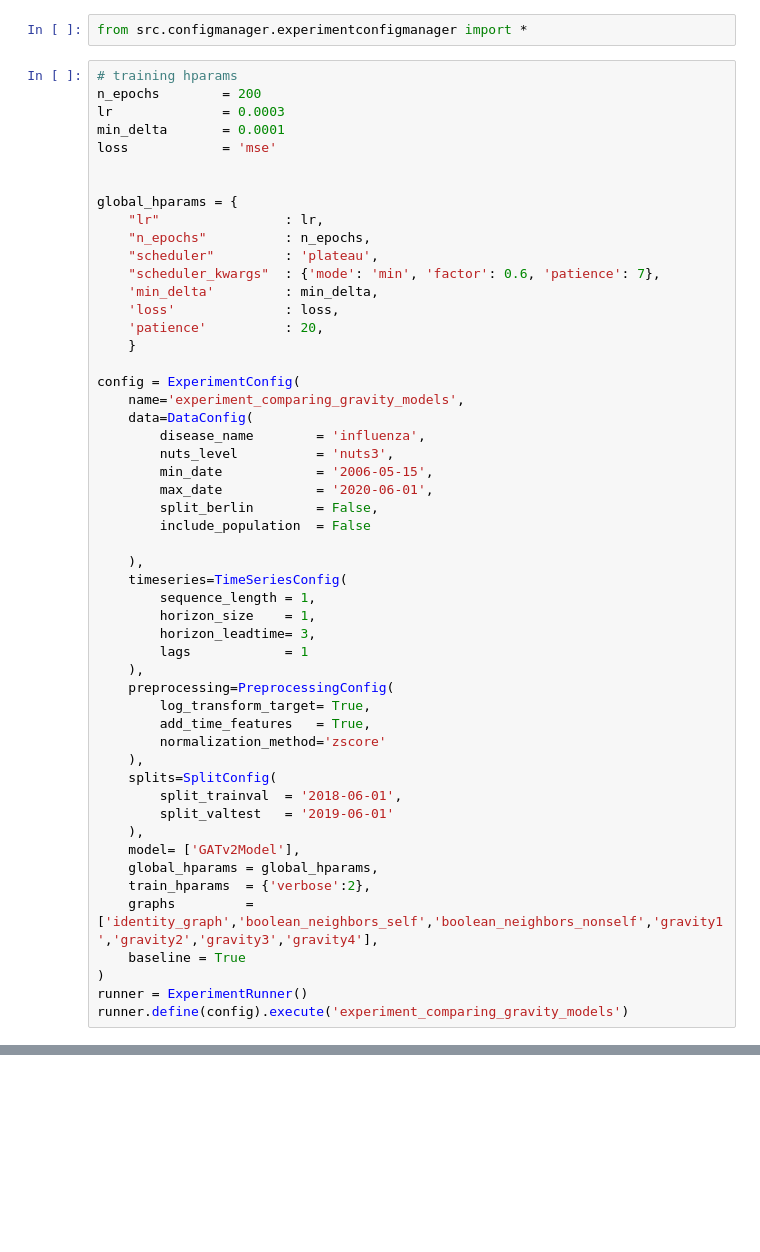
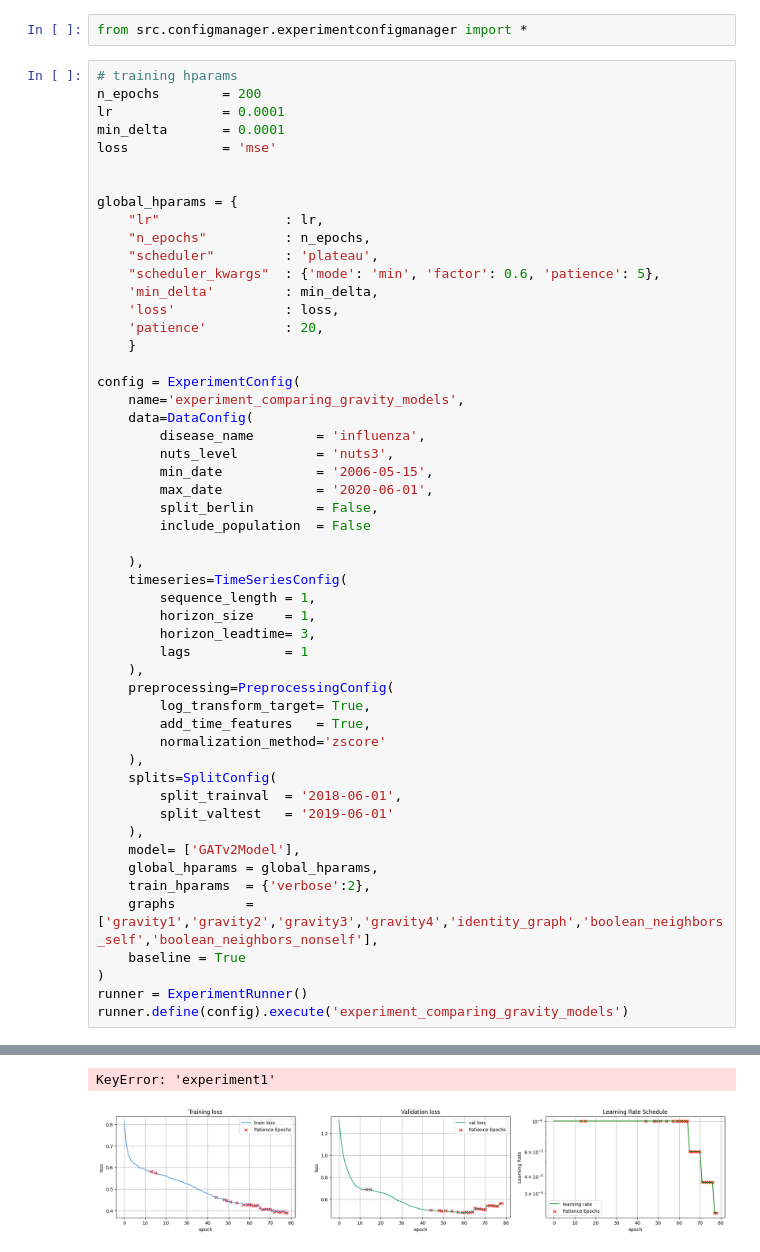
Before and after one commit to stends2001/infectious_disease_gnn, a Jupyter notebook: src/notebooks/reorganized.ipynb, the cells around one changed output, grey strips where cells are left out. Drawn from its saved outputs; the diff is of its cells as text; blank space fills up the shorter version.

```diff
--- a/src/notebooks/reorganized.ipynb
+++ b/src/notebooks/reorganized.ipynb
@@ -3,7 +3,7 @@ from src.configmanager.experimentconfigmanager import *
 # %%
 # training hparams
 n_epochs        = 200
-lr              = 0.0003
+lr              = 0.0001
 min_delta       = 0.0001
 loss            = 'mse'
 
@@ -12,7 +12,7 @@ global_hparams = {
     "lr"                : lr,
     "n_epochs"          : n_epochs,
     "scheduler"         : 'plateau',
-    "scheduler_kwargs"  : {'mode': 'min', 'factor': 0.6, 'patience': 7},
+    "scheduler_kwargs"  : {'mode': 'min', 'factor': 0.6, 'patience': 5},
     'min_delta'         : min_delta,
     'loss'              : loss,
     'patience'          : 20,
@@ -47,7 +47,7 @@ config = ExperimentConfig(
     model= ['GATv2Model'],
     global_hparams = global_hparams,
     train_hparams  = {'verbose':2},
-    graphs         = ['identity_graph','boolean_neighbors_self','boolean_neighbors_nonself','gravity1','gravity2','gravity3','gravity4'],
+    graphs         = ['gravity1','gravity2','gravity3','gravity4','identity_graph','boolean_neighbors_self','boolean_neighbors_nonself'],
     baseline = True
 )
 runner = ExperimentRunner()
@@ -67,0 +176,2 @@ Epoch 5 train loss: 0.6237, val loss: 0.6815 ✓ (new best)
+KeyError: 'experiment1'
+[figure, added]
```
Also changed, not shown: parts of 4 cells of this notebook, 15 other files.
